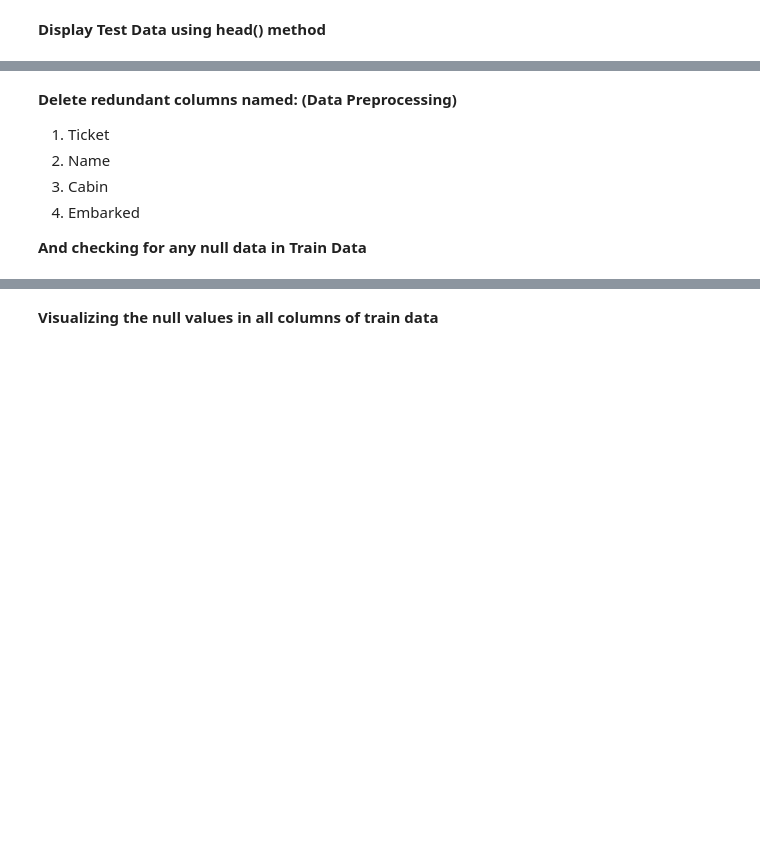
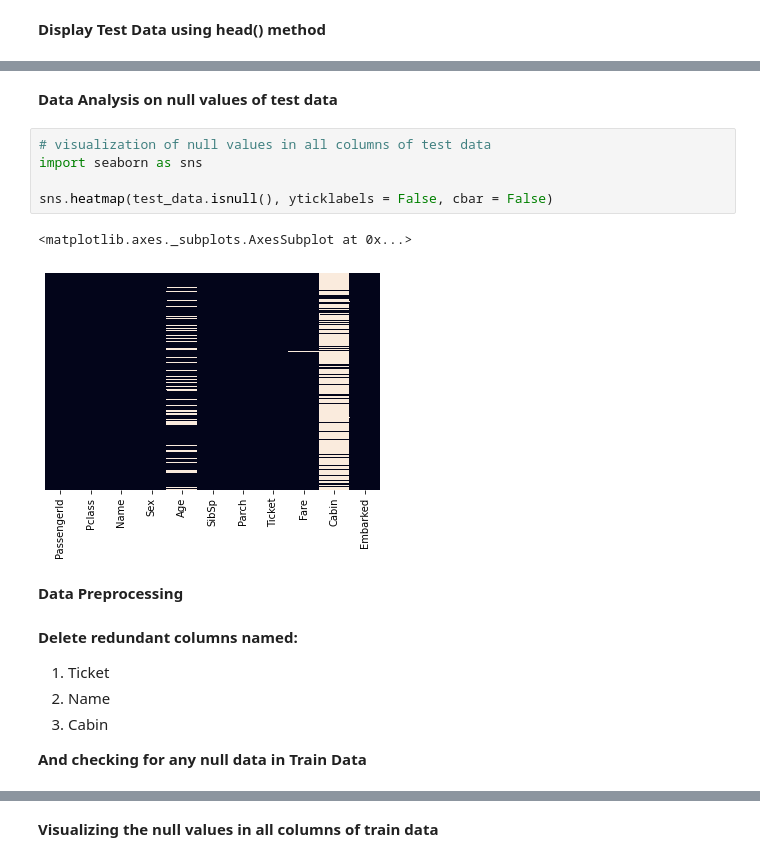
Before and after one commit to KaziShadmanSakib/Artificial-Intelligence, a Jupyter notebook: 97_KaziShadmanSakib_Titanic.ipynb, the cells around one changed output, grey strips where cells are left out. Saved outputs shown, nothing was run; the diff lists cells and outputs as text; blank space fills up the shorter version.

```diff
--- a/97_KaziShadmanSakib_Titanic.ipynb
+++ b/97_KaziShadmanSakib_Titanic.ipynb
@@ -51,10 +66,21 @@ test_data.head()
+# %% [markdown]
+**Data Analysis on null values of test data**
+# %%
+# visualization of null values in all columns of test data
+import seaborn as sns
+
+sns.heatmap(test_data.isnull(), yticklabels = False, cbar = False)
+# %% [output]
+<matplotlib.axes._subplots.AxesSubplot at 0x...>
+[figure, added]
+# %% [markdown]
+**Data Preprocessing**
 # %% [markdown]
-**Delete redundant columns named:** **(Data Preprocessing)**
+**Delete redundant columns named:**
 
 1.   Ticket
 2.   Name
 3.   Cabin
-4.   Embarked
 
 **And checking for any null data in Train Data**
 # %%
```
Also changed, not shown: parts of 20 cells of this notebook.
